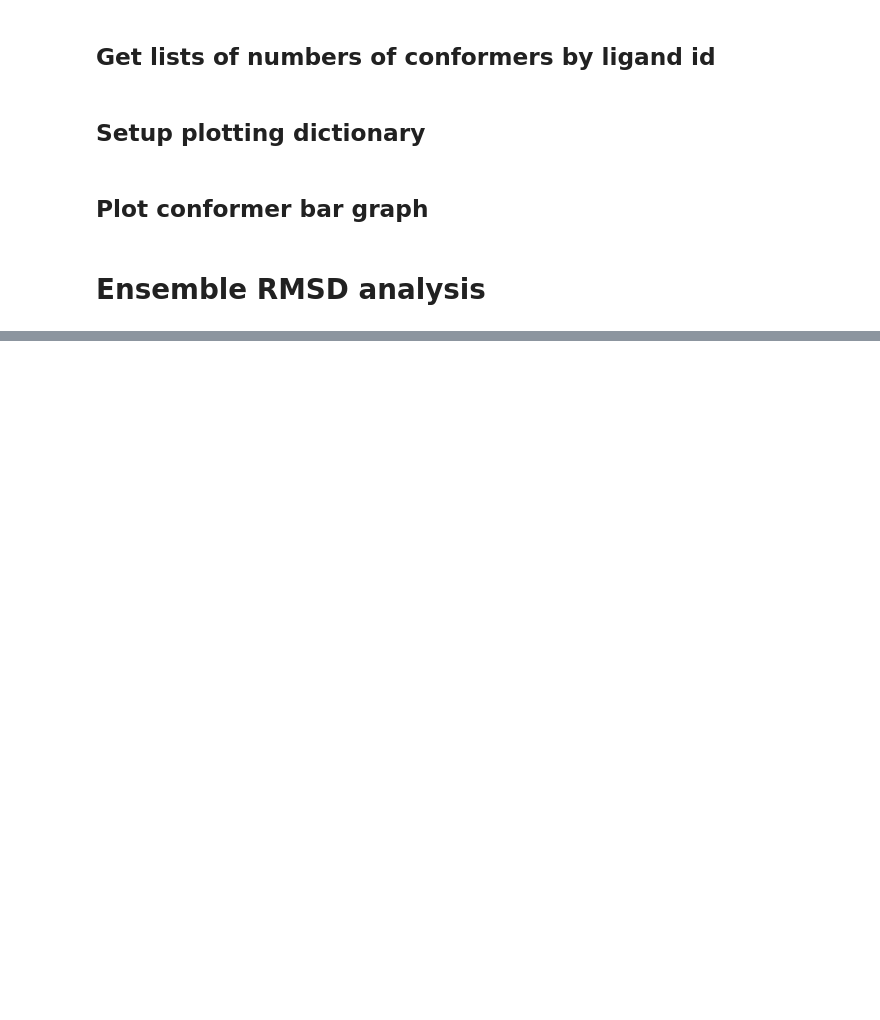
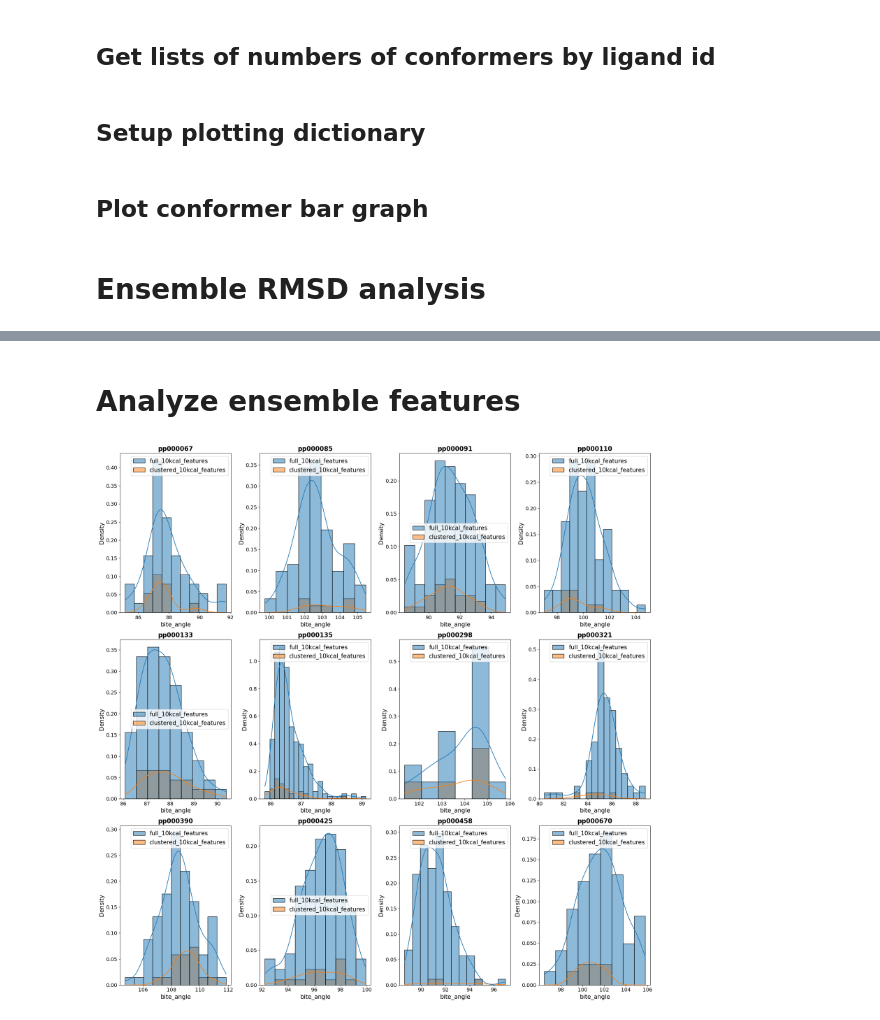
Before and after one commit to SigmanGroup/BisphosphineConformerSelection, a Jupyter notebook: ConformerEnsembleAnalysis.ipynb, the cells around one changed output, grey strips where cells are left out. Saved outputs shown, nothing was run; the diff lists cells and outputs as text; code cells hidden in the pictures; blank space fills up the shorter version.

Commit message:
Added feature histogram plotting

```diff
--- a/ConformerEnsembleAnalysis.ipynb
+++ b/ConformerEnsembleAnalysis.ipynb
@@ -241,0 +184,17 @@ prop_df.to_csv(features_path / f"{ensemble.stem}_ensemble_features.csv")
+# %% [markdown]
+# Analyze ensemble features
+# %%
+# import csv files with features
+
+full_5kcal_features = pd.read_csv(features_path / "5kcal_full_ensemble_features.csv")
+clustered_5kcal_features = pd.read_csv(features_path / "5kcal_clustered_ensemble_features.csv")
+full_10kcal_features = pd.read_csv(features_path / "10kcal_full_ensemble_features.csv")
+clustered_10kcal_features = pd.read_csv(features_path / "10kcal_clustered_ensemble_features.csv")
+# %%
+plot_conformers.feature_histograms(ligands, feature = 'bite_angle',  # change feature to plot different features
+                                   data1 = full_5kcal_features,  # specify first feature set
+                                   data2 = clustered_5kcal_features,  # specify second feature set
+                                   label1 = "full_10kcal_features",  # specify label for first feature set
+                                   label2 = "clustered_10kcal_features")  # specify label for second feature set
+# %% [output]
+[figure, added]
```
Also changed, not shown: parts of 7 cells of this notebook, 1 other file.
